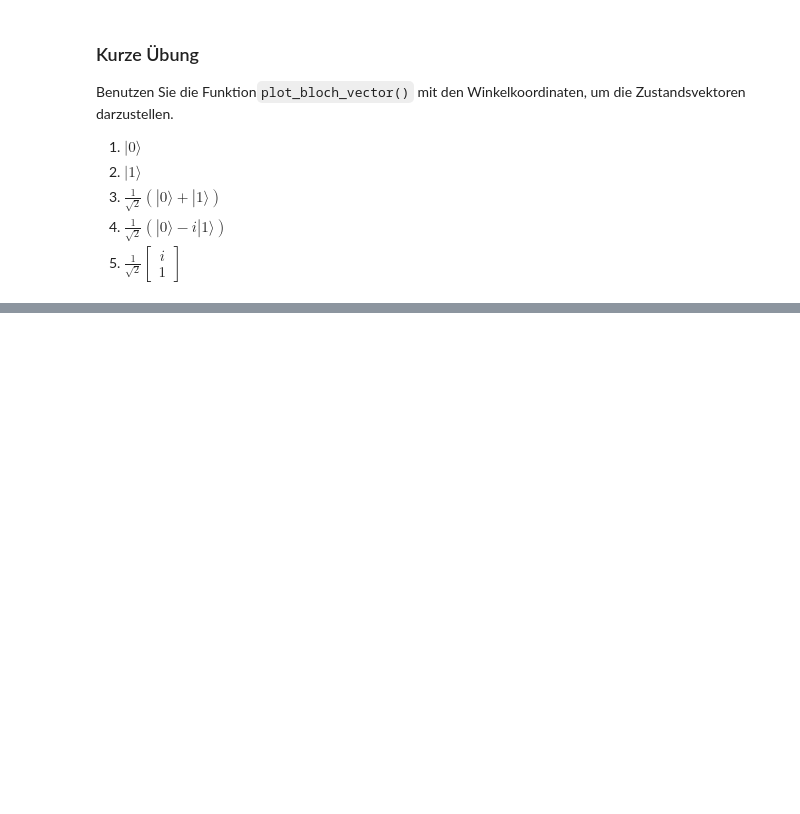
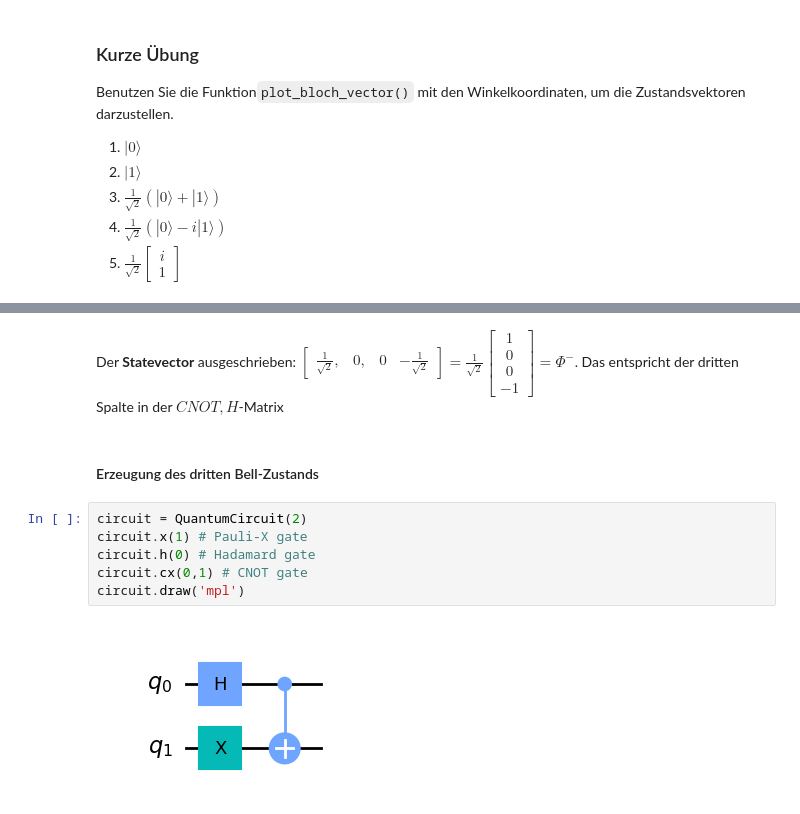
Before and after one commit to rubinhm/JupyterNBs, a Jupyter notebook: Jupyter Notebooks/1. Darstellung-von-Qubits.ipynb, the cells around one changed output, grey strips where cells are left out. Drawn from its saved outputs; the diff is of its cells as text; blank space fills up the shorter version.

```diff
--- a/Jupyter Notebooks/1. Darstellung-von-Qubits.ipynb
+++ b/Jupyter Notebooks/1. Darstellung-von-Qubits.ipynb
@@ -424,0 +527,12 @@ Benutzen Sie die Funktion`plot_bloch_vector()` mit den Winkelkoordinaten, um die
+# %% [markdown]
+Der **Statevector** ausgeschrieben: $\begin{bmatrix}\frac{1}{\sqrt{2}}, & 0, & 0 & -\frac{1}{\sqrt{2}}\end{bmatrix}=\frac{1}{\sqrt{2}}\begin{bmatrix} 1\\0 \\ 0\\ -1 \end{bmatrix}=\Phi^-$. Das entspricht der dritten Spalte in der $CNOT,H$-Matrix
+# %% [markdown]
+#### Erzeugung des dritten Bell-Zustands
+# %%
+circuit = QuantumCircuit(2)
+circuit.x(1) # Pauli-X gate
+circuit.h(0) # Hadamard gate
+circuit.cx(0,1) # CNOT gate
+circuit.draw('mpl')
+# %% [output]
+[figure, added]
```
Also changed, not shown: parts of 27 cells of this notebook.
